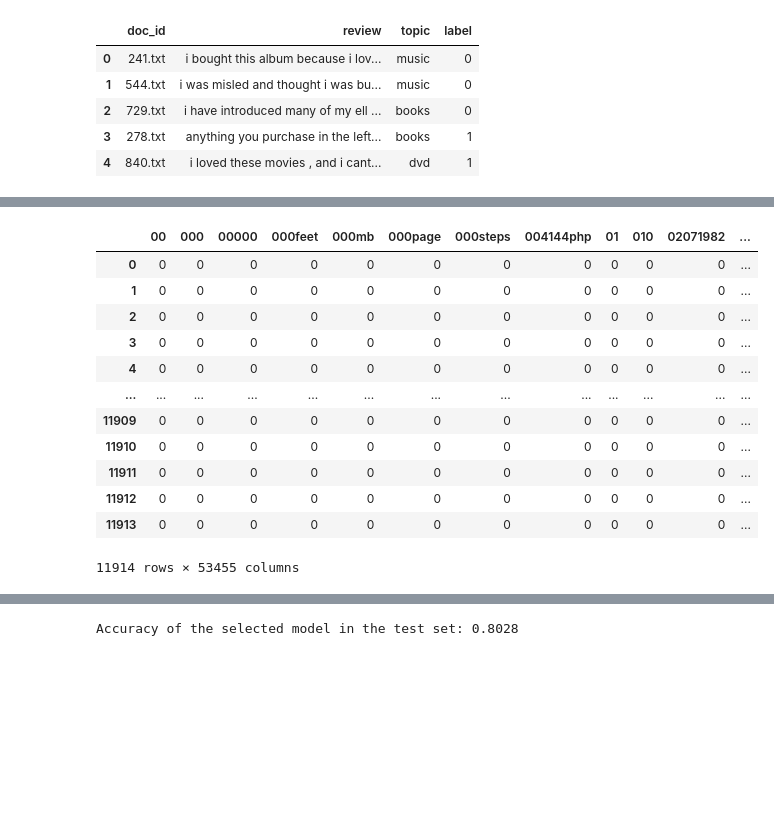
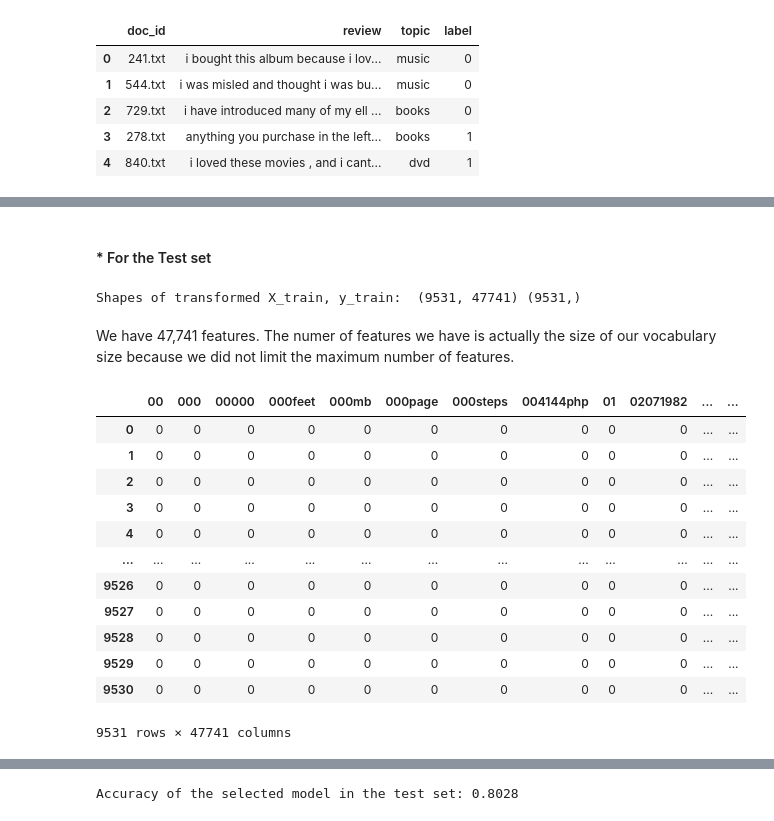
Before and after one commit to HuyenNguyenHelen/INFO-5505---Machine-learning, a Jupyter notebook: HuyenNguyen_Assignment_5.ipynb, the cells around one changed output, grey strips where cells are left out. Drawn from its saved outputs; the diff is of its cells as text; code cells hidden in the pictures; blank space fills up the shorter version.

```diff
--- a/HuyenNguyen_Assignment_5.ipynb
+++ b/HuyenNguyen_Assignment_5.ipynb
@@ -93,9 +105,11 @@ Requirement already satisfied: stop-words in /usr/local/lib/python3.7/dist-packa
 # %%
-# Cleaning the reviews
+# Downloading a stopword list in English
+!pip install stop-words
+from stop_words import get_stop_words
+stop_words = get_stop_words('en')
+
 # Removing stopwords, and numerics
-df['review'] = df['review'].apply( lambda x: ' '.join(x for x in str(x).split() if not x.isdigit() and not x.isspace() ) )
-df['review'] = df['review'].apply( lambda x: ' '.join(x for x in str(x).split() if x not in stop_words) )
-# Removing punctuations and non-letter tokens
-df['review']=df['review'].str.replace('[^\w\s]','') # remove punctuations
+df['review'] = df['review'].apply( lambda x: ' '.join([x for x in str(x).split() if not x.isdigit() and not x.isspace() ]) )
+df['review'] = df['review'].apply( lambda x: ' '.join([x for x in str(x).split() if x not in stop_words]) )
 df['review'].head()
 # %% [output]
@@ -109,0 +145,8 @@ Name: review, dtype: object
+# %%
+# Splitting the data into training (80%) and test set(20%)
+from sklearn.model_selection import train_test_split
+X = df['review']
+y = df['label']
+X_train, X_test, y_train, y_test = train_test_split (X, y, train_size = 0.8, random_state = 42)
+print ('Shapes of X_train, y_train: ', X_train.shape, y_train.shape)
+print ('Shapes of X_test, y_test: ', X_test.shape, y_test.shape)
@@ -110,9 +159,5 @@ Name: review, dtype: object
 # %%
-# Representing the review corpus by vector
+# Converting a collection of text documents to a matrix of token counts
 from sklearn.feature_extraction.text import CountVectorizer
 # Creating a vectorizer model that convert a collection of text documents to a matrix of token counts
 vectorizer = CountVectorizer(lowercase = False)
-# Fitting the vectorizer model to transform words to vectors
-features = vectorizer.fit_transform(df['review'])
-# convert sparse matrix to a dense matrix
-features_dm = features.toarray()
@@ -118,0 +166,8 @@ features_dm = features.toarray()
+# %%
+# For training set:
+# Fitting the vectorizer model into the training set and then returning document-term matrix of that set
+X_train_tf = vectorizer.fit_transform(X_train)
+
+# Converting  sparse matrix to a dense matrix
+X_train_tf_dm = X_train_tf.toarray()
+print ('Shapes of transformed X_train, y_train: ', X_train_tf_dm.shape, y_train.shape)
@@ -123,17 +180,30 @@ The number of features:  53455
+# %% [markdown]
+#### * For the Test set
+# %%
+# Transforming the test set and returning document-term matrix of that set
+X_test_tf = vectorizer.transform(X_test)
+
+# Converting  sparse matrix to a dense matrix
+X_test_tf_dm = X_test_tf.toarray()
+print ('Shapes of transformed X_train, y_train: ', X_train_tf_dm.shape, y_train.shape)
+# %% [output]
+Shapes of transformed X_train, y_train:  (9531, 47741) (9531,)
+# %% [markdown]
+We have 47,741 features. The numer of features we have is actually the size of our vocabulary size because we did not limit the maximum number of features.
 # %%
-# Observing the documment term-matrix
-pd.DataFrame(features_dm, columns = vectorizer.get_feature_names())
+# Observing the documment term-matrix of the trainingset
+pd.DataFrame(X_train_tf_dm, columns = vectorizer.get_feature_names())
 # %% [output]
-|  | 00 | 000 | 00000 | 000feet | 000mb | 000page | 000steps | 004144php | 01 | 010 | 02071982 | ... |
-| 0 | 0 | 0 | 0 | 0 | 0 | 0 | 0 | 0 | 0 | 0 | 0 | ... |
-| 1 | 0 | 0 | 0 | 0 | 0 | 0 | 0 | 0 | 0 | 0 | 0 | ... |
-| 2 | 0 | 0 | 0 | 0 | 0 | 0 | 0 | 0 | 0 | 0 | 0 | ... |
-| 3 | 0 | 0 | 0 | 0 | 0 | 0 | 0 | 0 | 0 | 0 | 0 | ... |
-| 4 | 0 | 0 | 0 | 0 | 0 | 0 | 0 | 0 | 0 | 0 | 0 | ... |
+|  | 00 | 000 | 00000 | 000feet | 000mb | 000page | 000steps | 004144php | 01 | 02071982 | ... | ... |
+| 0 | 0 | 0 | 0 | 0 | 0 | 0 | 0 | 0 | 0 | 0 | ... | ... |
+| 1 | 0 | 0 | 0 | 0 | 0 | 0 | 0 | 0 | 0 | 0 | ... | ... |
+| 2 | 0 | 0 | 0 | 0 | 0 | 0 | 0 | 0 | 0 | 0 | ... | ... |
+| 3 | 0 | 0 | 0 | 0 | 0 | 0 | 0 | 0 | 0 | 0 | ... | ... |
+| 4 | 0 | 0 | 0 | 0 | 0 | 0 | 0 | 0 | 0 | 0 | ... | ... |
 | ... | ... | ... | ... | ... | ... | ... | ... | ... | ... | ... | ... | ... |
-| 11909 | 0 | 0 | 0 | 0 | 0 | 0 | 0 | 0 | 0 | 0 | 0 | ... |
-| 11910 | 0 | 0 | 0 | 0 | 0 | 0 | 0 | 0 | 0 | 0 | 0 | ... |
-| 11911 | 0 | 0 | 0 | 0 | 0 | 0 | 0 | 0 | 0 | 0 | 0 | ... |
-| 11912 | 0 | 0 | 0 | 0 | 0 | 0 | 0 | 0 | 0 | 0 | 0 | ... |
-| 11913 | 0 | 0 | 0 | 0 | 0 | 0 | 0 | 0 | 0 | 0 | 0 | ... |
+| 9526 | 0 | 0 | 0 | 0 | 0 | 0 | 0 | 0 | 0 | 0 | ... | ... |
+| 9527 | 0 | 0 | 0 | 0 | 0 | 0 | 0 | 0 | 0 | 0 | ... | ... |
+| 9528 | 0 | 0 | 0 | 0 | 0 | 0 | 0 | 0 | 0 | 0 | ... | ... |
+| 9529 | 0 | 0 | 0 | 0 | 0 | 0 | 0 | 0 | 0 | 0 | ... | ... |
+| 9530 | 0 | 0 | 0 | 0 | 0 | 0 | 0 | 0 | 0 | 0 | ... | ... |
-11914 rows × 53455 columns
+9531 rows × 47741 columns
```
Also changed, not shown: parts of 41 cells of this notebook.
